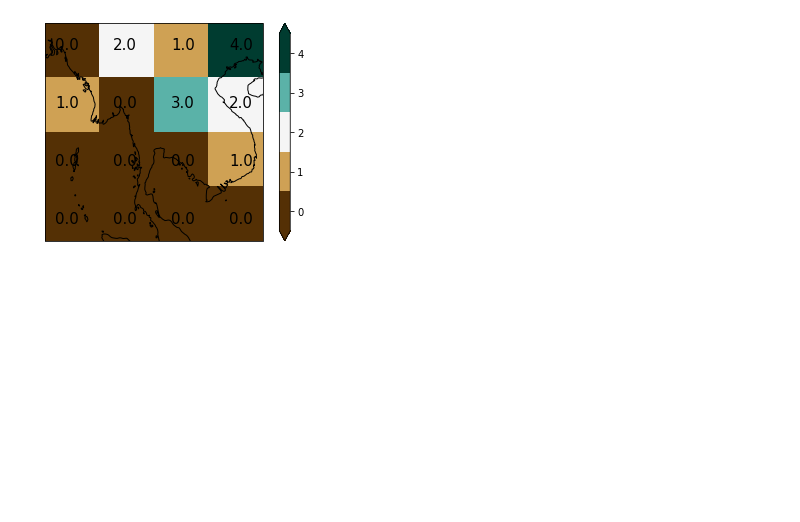
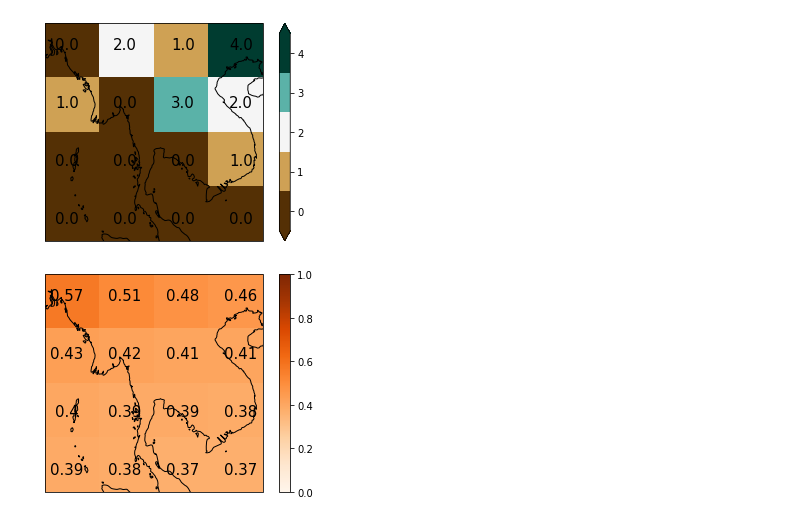
Before and after one commit to HalKiyo/ryzen5900_jupyter_test, a Jupyter notebook: test_workspace/pr_class/pr_thailand_class.ipynb, the cells around one changed output. Cells and saved outputs as stored; diff of their text form; code cells hidden in the pictures; blank space fills up the shorter version.

Commit message:
view_accuracy is added

```diff
--- a/test_workspace/pr_class/pr_thailand_class.ipynb
+++ b/test_workspace/pr_class/pr_thailand_class.ipynb
@@ -162,6 +162,7 @@ def PixcelValidation():
         result = model.evaluate(x_val, y_val_one_hot)
         acc.append(round(result[1], 2))
         print(f"CategoricalAccuracy: {result[1]}")
-    return np.array(acc)
+    acc =  np.array(acc)
+    return acc.reshape(4,4)
 # %%
 acc = PixcelValidation()
@@ -237,16 +221,29 @@ show_class5()
 # %% [output]
 [figure]
 # %%
-def view_accuracy(acc):
+def view_accuracy(acc, lat_grid=4, lon_grid=4):
     projection = ccrs.PlateCarree(central_longitude=180)
     img_extent= (-90, -70, 5, 25) # location = (N5-25, E90-110)
+    dlt = 2
+    txt_extent = (img_extent[0]+dlt, img_extent[1]-dlt,
+                  img_extent[2]+dlt, img_extent[3]-dlt)
 
     fig = plt.figure()
     ax = plt.subplot(projection=projection)
     ax.coastlines()
     mat = ax.matshow(acc, origin='upper', extent=img_extent, transform=projection,
                      vmin=0, vmax=1, cmap='Oranges')
-    for i, lat in enumerate():
-        for j, lon in enumerate():
-            ax.text(lon, lat, acc[i,j], color='black', fontsize='15')
     cbar = fig.colorbar(mat, ax=ax)
+
+    lat_lst = np.linspace(txt_extent[3], txt_extent[2], lat_grid)
+    lon_lst = np.linspace(txt_extent[0], txt_extent[1], lon_grid)
+    for i, lat in enumerate(lat_lst):
+        for j, lon in enumerate(lon_lst):
+            ax.text(lon, lat, acc[i, j],
+                    ha="center", va="center", color='black', fontsize='15')
+
+    plt.show()
+# %%
+view_accuracy(acc)
+# %% [output]
+[figure, added]
```
Also changed, not shown: parts of 2 cells of this notebook.
